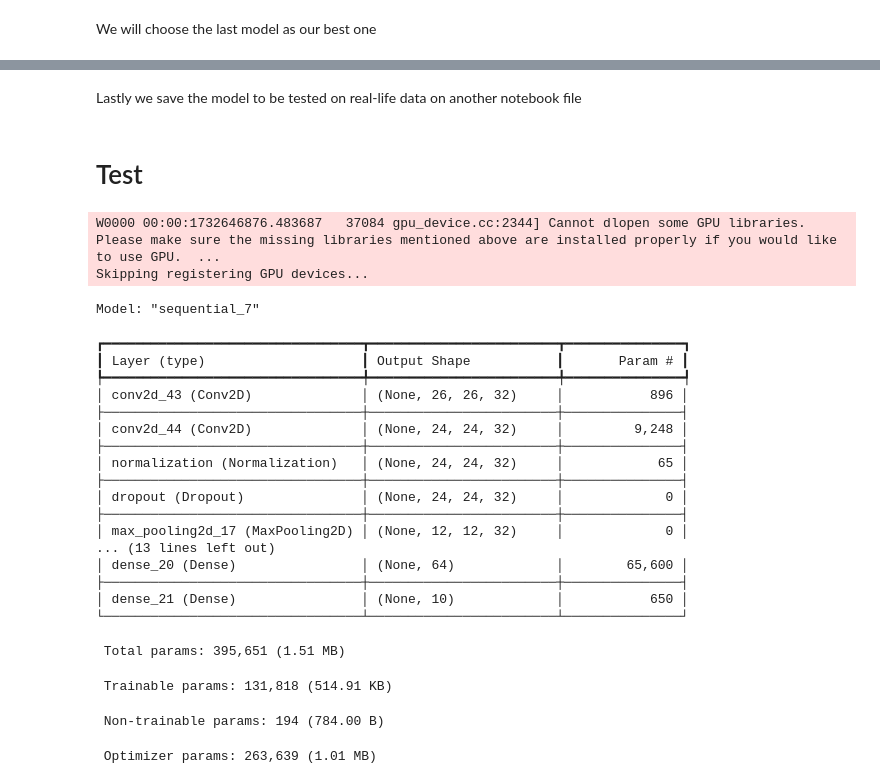
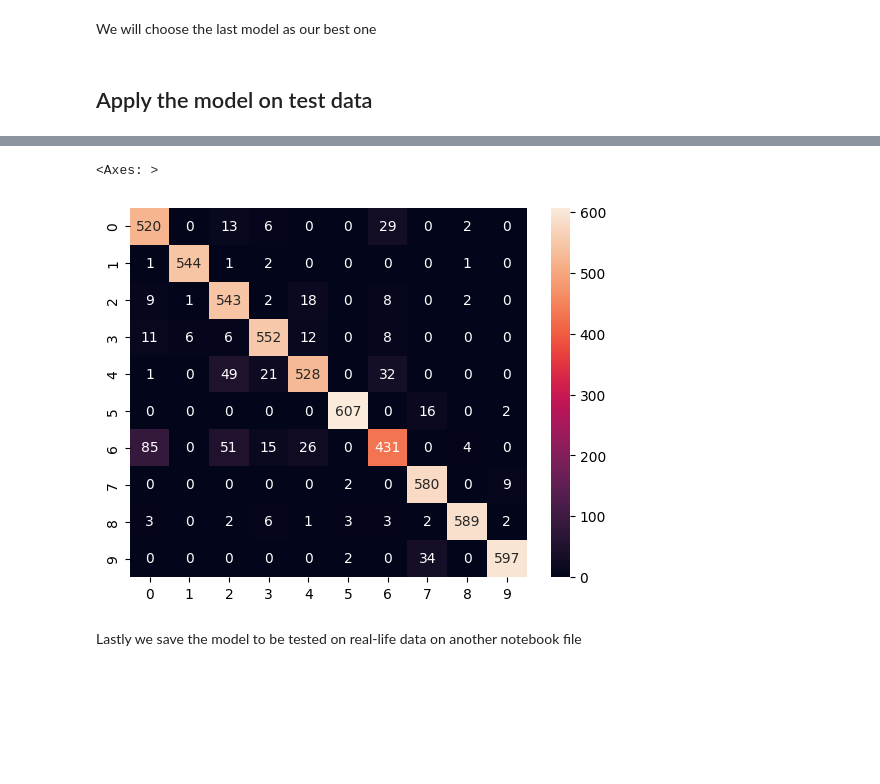
Before and after one commit to mohamed-12-4/DSAI--COSC-202-, a Jupyter notebook: COSC 202 Project.ipynb, the cells around one changed output, grey strips where cells are left out. Saved outputs shown, nothing was run; the diff lists cells and outputs as text; code cells hidden in the pictures; blank space fills up the shorter version.

```diff
--- a/COSC 202 Project.ipynb
+++ b/COSC 202 Project.ipynb
@@ -412,2 +432,15 @@ CNNR_model.evaluate(test_dataset)
 # %% [markdown]
 We will choose the last model as our best one
+# %% [markdown]
+## Apply the model on test data
+# %%
+y_pred = CNNR_model.predict(test_dataset)
+y_pred = np.argmax(y_pred, axis=1)
+y_true = test_df.labels.values
+
+# create confusion matrix
+from sklearn.metrics import confusion_matrix
+import seaborn as sns
+
+sns.heatmap(confusion_matrix(y_true, y_pred), annot=True, fmt='d')
+# %% [output]
@@ -414,39 +448,8 @@ We will choose the last model as our best one
+<Axes: >
+[figure, added]
 # %% [markdown]
 Lastly we save the model to be tested on real-life data on another notebook file
 # %%
 import pickle
 with open('model.pkl', 'wb') as f:
     pickle.dump(CNNR_model, f)
-# %% [markdown]
-# Test
-# %%
-import pickle
-model = pickle.load(open('model.pkl', 'rb'))
-# %% [output]
-W0000 00:00:1732646876.483687   37084 gpu_device.cc:2344] Cannot dlopen some GPU libraries. Please make sure the missing libraries mentioned above are installed properly if you would like to use GPU.  ...
-Skipping registering GPU devices...
-# %%
-model.summary()
-# %% [output]
-Model: "sequential_7"
-┏━━━━━━━━━━━━━━━━━━━━━━━━━━━━━━━━━┳━━━━━━━━━━━━━━━━━━━━━━━━┳━━━━━━━━━━━━━━━┓
-┃ Layer (type)                    ┃ Output Shape           ┃       Param # ┃
-┡━━━━━━━━━━━━━━━━━━━━━━━━━━━━━━━━━╇━━━━━━━━━━━━━━━━━━━━━━━━╇━━━━━━━━━━━━━━━┩
-│ conv2d_43 (Conv2D)              │ (None, 26, 26, 32)     │           896 │
-├─────────────────────────────────┼────────────────────────┼───────────────┤
-│ conv2d_44 (Conv2D)              │ (None, 24, 24, 32)     │         9,248 │
-├─────────────────────────────────┼────────────────────────┼───────────────┤
-│ normalization (Normalization)   │ (None, 24, 24, 32)     │            65 │
-├─────────────────────────────────┼────────────────────────┼───────────────┤
-│ dropout (Dropout)               │ (None, 24, 24, 32)     │             0 │
-├─────────────────────────────────┼────────────────────────┼───────────────┤
-│ max_pooling2d_17 (MaxPooling2D) │ (None, 12, 12, 32)     │             0 │
-... (13 lines left out)
-│ dense_20 (Dense)                │ (None, 64)             │        65,600 │
-├─────────────────────────────────┼────────────────────────┼───────────────┤
-│ dense_21 (Dense)                │ (None, 10)             │           650 │
-└─────────────────────────────────┴────────────────────────┴───────────────┘
- Total params: 395,651 (1.51 MB)
- Trainable params: 131,818 (514.91 KB)
- Non-trainable params: 194 (784.00 B)
- Optimizer params: 263,639 (1.01 MB)
```
Also changed, not shown: parts of 22 cells of this notebook.
